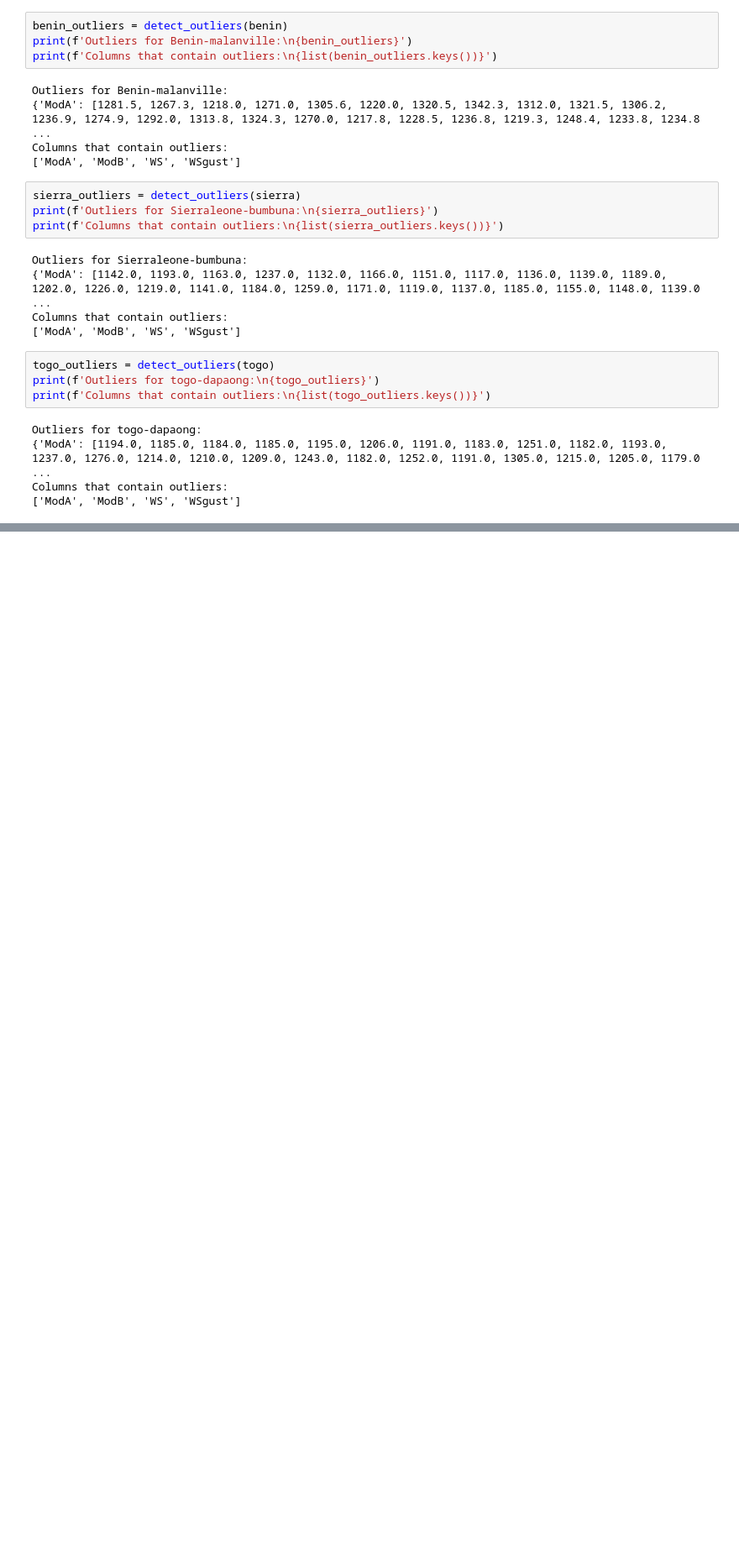
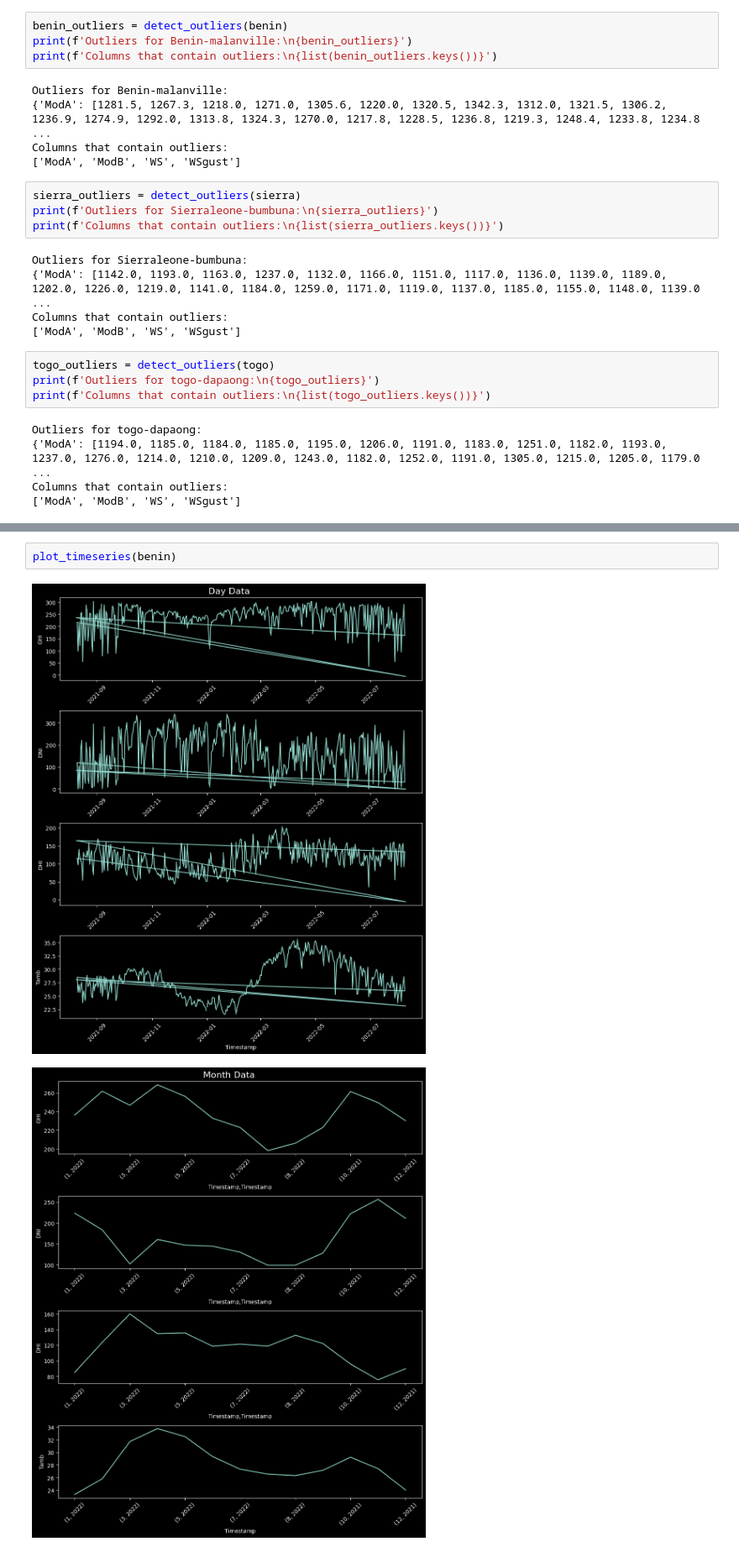
Before and after one commit to Yosef-ft/Solar_Radiation_Analysis, a Jupyter notebook: notebooks/EDA.ipynb, the cells around one changed output, grey strips where cells are left out. Shown at 84% size. Saved outputs shown, nothing was run; the diff lists cells and outputs as text; blank space fills up the shorter version.

Commit message:
plotting timeseries data

```diff
--- a/notebooks/EDA.ipynb
+++ b/notebooks/EDA.ipynb
@@ -335,0 +406,5 @@ Columns that contain outliers:
+# %%
+plot_timeseries(benin)
+# %% [output]
+[figure, added]
+[figure, added]
```
Also changed, not shown: parts of 4 cells of this notebook.
